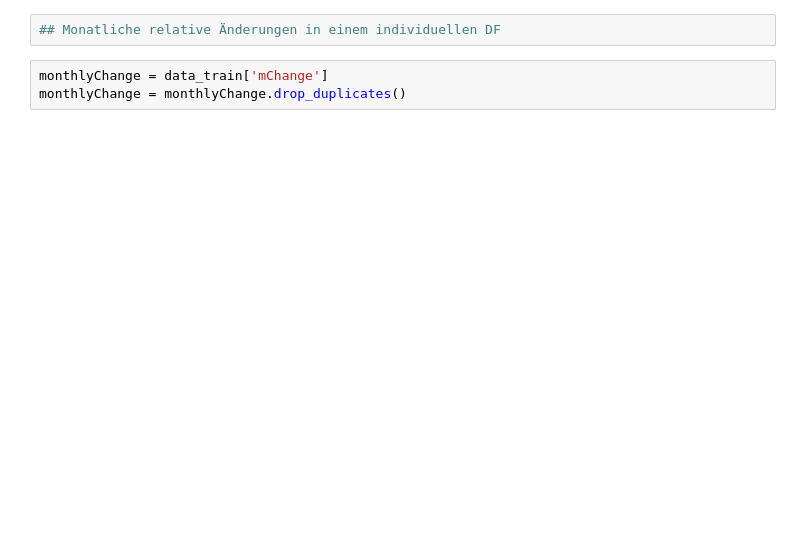
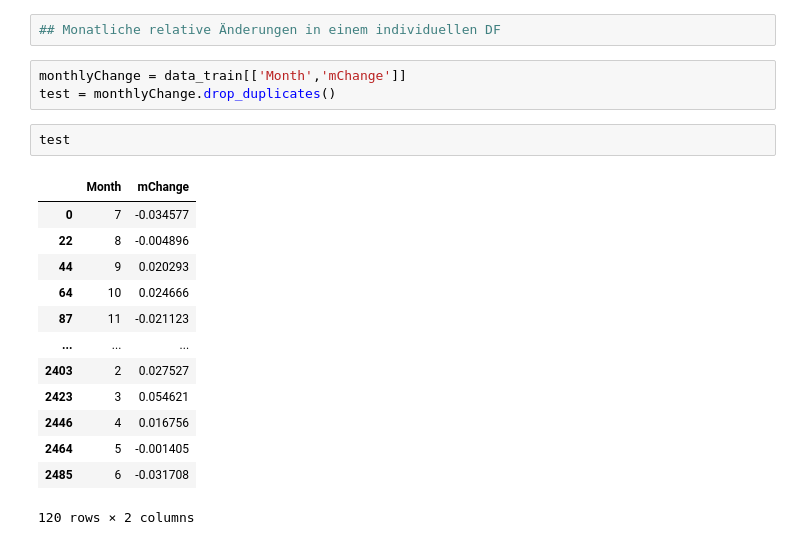
Before and after one commit to vglsimon/PredictReturn, a Jupyter notebook: PredictReturn.ipynb, the cells around one changed output. Saved outputs shown, nothing was run; the diff lists cells and outputs as text; blank space fills up the shorter version.

```diff
--- a/PredictReturn.ipynb
+++ b/PredictReturn.ipynb
@@ -72,8 +51,24 @@ data_train
 # %%
 ## Monatliche relative Änderungen in einem individuellen DF
 # %%
-monthlyChange = data_train['mChange']
-monthlyChange = monthlyChange.drop_duplicates()
+monthlyChange = data_train[['Month','mChange']]
+test = monthlyChange.drop_duplicates()
+# %%
+test
+# %% [output]
+|  | Month | mChange |
+| 0 | 7 | -0.034577 |
+| 22 | 8 | -0.004896 |
+| 44 | 9 | 0.020293 |
+| 64 | 10 | 0.024666 |
+| 87 | 11 | -0.021123 |
+| ... | ... | ... |
+| 2403 | 2 | 0.027527 |
+| 2423 | 3 | 0.054621 |
+| 2446 | 4 | 0.016756 |
+| 2464 | 5 | -0.001405 |
+| 2485 | 6 | -0.031708 |
+120 rows × 2 columns
 # %%
 plt.figure(figsize=(16,8))
 plt.title('Eurostoxx50 Change Training')
```
Also changed, not shown: parts of 19 cells of this notebook.
